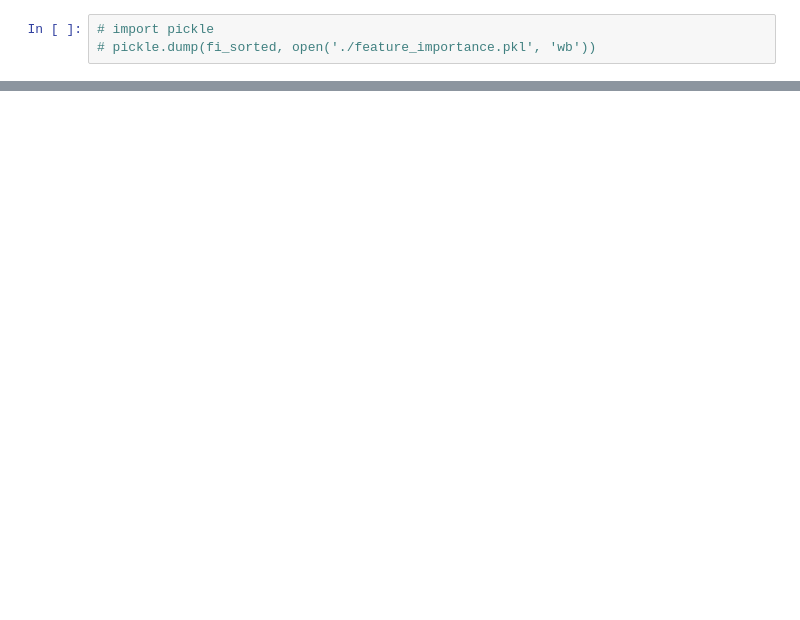
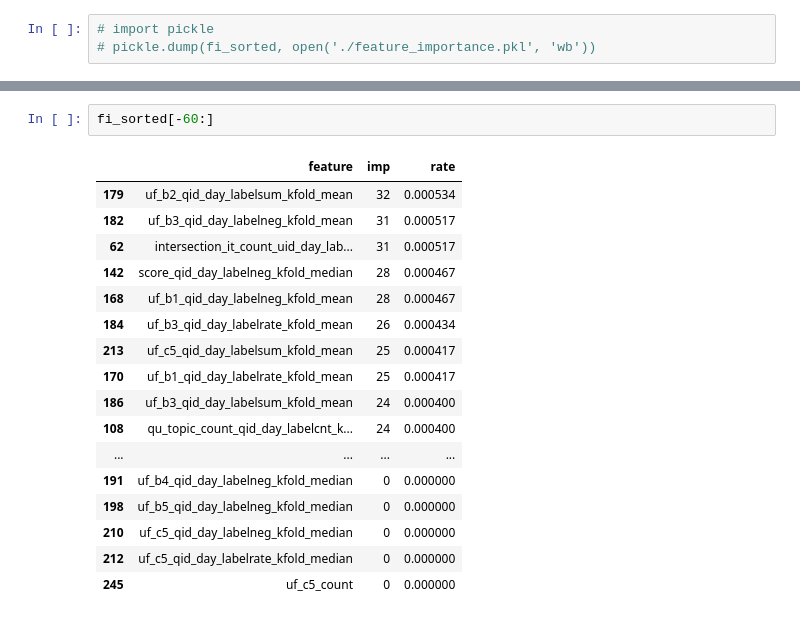
Before and after one commit to goodbyeearth/zhcup, a Jupyter notebook: lgb.ipynb, the cells around one changed output, grey strips where cells are left out. Cells and saved outputs as stored; diff of their text form; blank space fills up the shorter version.

```diff
--- a/lgb.ipynb
+++ b/lgb.ipynb
@@ -392,0 +435,20 @@ KeyError: 'score_label_mean'
+# %%
+fi_sorted[-60:]
+# %% [output]
+|  | feature | imp | rate |
+| 179 | uf_b2_qid_day_labelsum_kfold_mean | 32 | 0.000534 |
+| 182 | uf_b3_qid_day_labelneg_kfold_mean | 31 | 0.000517 |
+| 62 | intersection_it_count_uid_day_lab... | 31 | 0.000517 |
+| 142 | score_qid_day_labelneg_kfold_median | 28 | 0.000467 |
+| 168 | uf_b1_qid_day_labelneg_kfold_mean | 28 | 0.000467 |
+| 184 | uf_b3_qid_day_labelrate_kfold_mean | 26 | 0.000434 |
+| 213 | uf_c5_qid_day_labelsum_kfold_mean | 25 | 0.000417 |
+| 170 | uf_b1_qid_day_labelrate_kfold_mean | 25 | 0.000417 |
+| 186 | uf_b3_qid_day_labelsum_kfold_mean | 24 | 0.000400 |
+| 108 | qu_topic_count_qid_day_labelcnt_k... | 24 | 0.000400 |
+| ... | ... | ... | ... |
+| 191 | uf_b4_qid_day_labelneg_kfold_median | 0 | 0.000000 |
+| 198 | uf_b5_qid_day_labelneg_kfold_median | 0 | 0.000000 |
+| 210 | uf_c5_qid_day_labelneg_kfold_median | 0 | 0.000000 |
+| 212 | uf_c5_qid_day_labelrate_kfold_median | 0 | 0.000000 |
+| 245 | uf_c5_count | 0 | 0.000000 |
```
Also changed, not shown: parts of 21 cells of this notebook, 6 other files.
